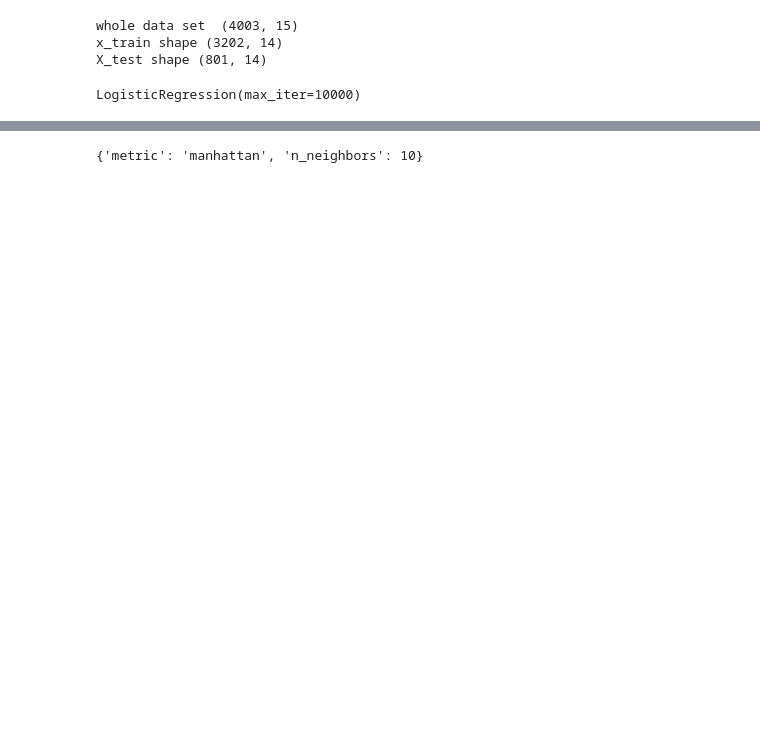
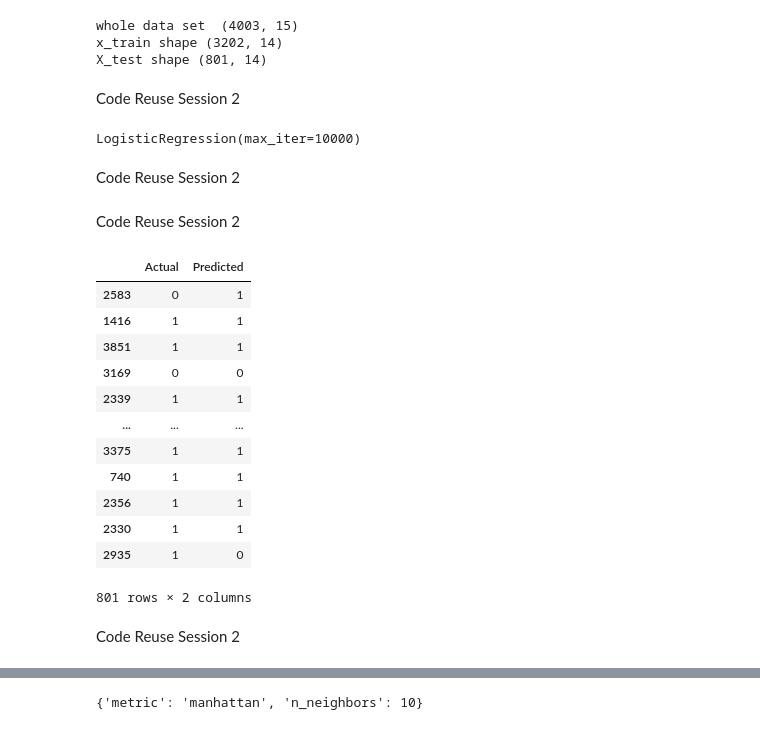
Before and after one commit to edmthinula/IIT_ML_tut, a Jupyter notebook: cw/week8.ipynb, the cells around one changed output, grey strips where cells are left out. Saved outputs shown, nothing was run; the diff lists cells and outputs as text; code cells hidden in the pictures; blank space fills up the shorter version.

```diff
--- a/cw/week8.ipynb
+++ b/cw/week8.ipynb
@@ -68,12 +74,37 @@ print('X_test shape',X_test.shape)
 whole data set  (4003, 15)
 x_train shape (3202, 14)
 X_test shape (801, 14)
+# %% [markdown]
+Code Reuse Session 2
 # %%
 from sklearn.linear_model import LogisticRegression
 logreg = LogisticRegression(max_iter=10000)
 logreg.fit(X_train, y_train)
 # %% [output]
 LogisticRegression(max_iter=10000)
+# %% [markdown]
+Code Reuse Session 2
 # %%
 y_pred = logreg.predict(X_test)
+# %% [markdown]
+Code Reuse Session 2
+# %%
+Comparison_df=pd.DataFrame({'Actual' : y_test,  'Predicted' : y_pred})
+Comparison_df
+# %% [output]
+|  | Actual | Predicted |
+| 2583 | 0 | 1 |
+| 1416 | 1 | 1 |
+| 3851 | 1 | 1 |
+| 3169 | 0 | 0 |
+| 2339 | 1 | 1 |
+| ... | ... | ... |
+| 3375 | 1 | 1 |
+| 740 | 1 | 1 |
+| 2356 | 1 | 1 |
+| 2330 | 1 | 1 |
+| 2935 | 1 | 0 |
+801 rows × 2 columns
+# %% [markdown]
+Code Reuse Session 2
 # %%
```
Also changed, not shown: parts of 30 cells of this notebook, 2 other files.
